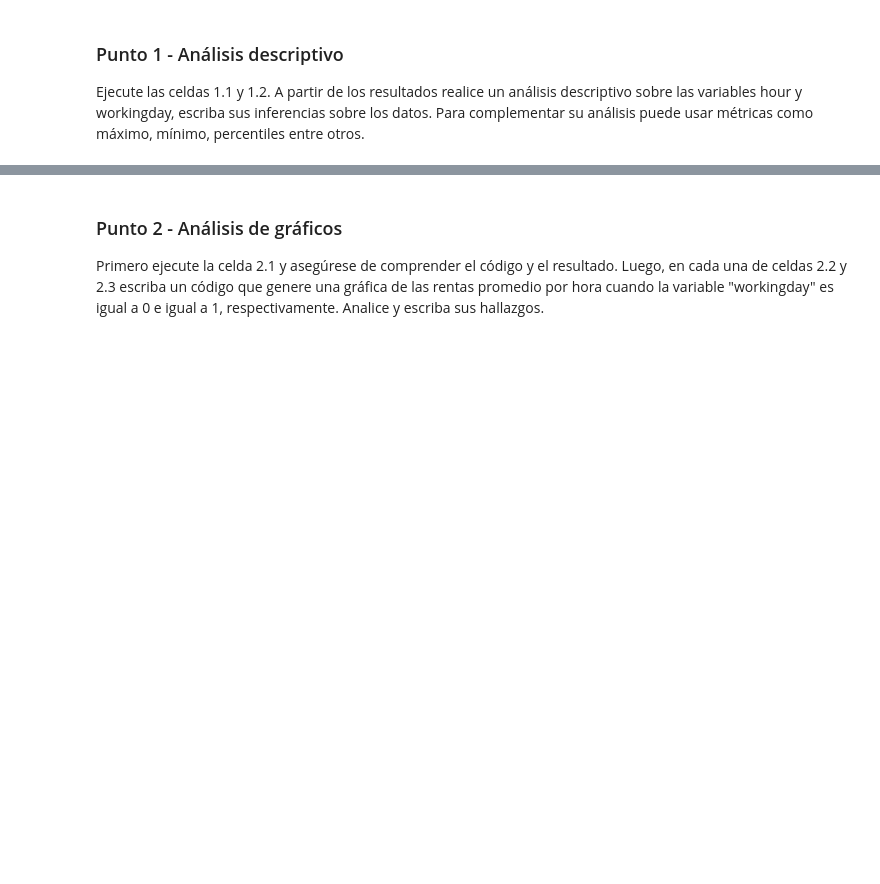
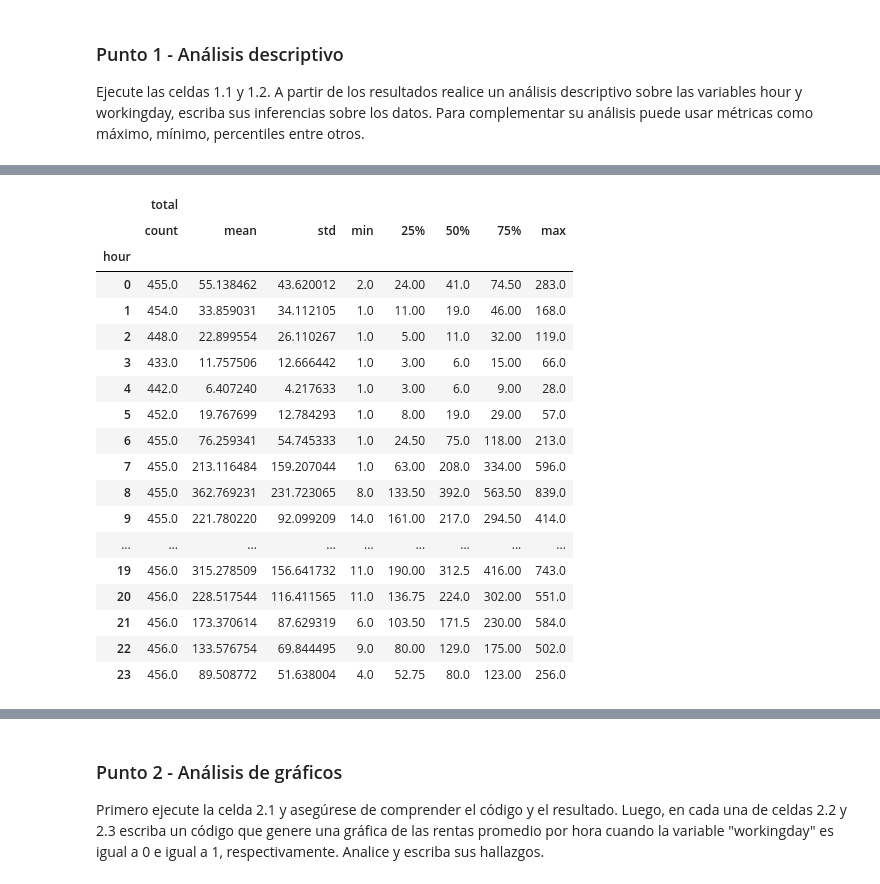
Before and after one commit to alvaropabon/MIAD_ML_and_NLP, a Jupyter notebook: Semana 1/S1TC1_arboles_ensamblajes.ipynb, the cells around one changed output, grey strips where cells are left out. Cells and saved outputs as stored; diff of their text form; code cells hidden in the pictures; blank space fills up the shorter version.

```diff
--- a/Semana 1/S1TC1_arboles_ensamblajes.ipynb
+++ b/Semana 1/S1TC1_arboles_ensamblajes.ipynb
@@ -50,0 +82,22 @@ bikes.groupby('hour').total.mean()
+# %%
+bikes[['hour', 'total']].groupby(['hour']).describe()
+# %% [output]
+|  | total |  |  |  |  |  |  |  |
+|  | count | mean | std | min | 25% | 50% | 75% | max |
+| hour |  |  |  |  |  |  |  |  |
+| 0 | 455.0 | 55.138462 | 43.620012 | 2.0 | 24.00 | 41.0 | 74.50 | 283.0 |
+| 1 | 454.0 | 33.859031 | 34.112105 | 1.0 | 11.00 | 19.0 | 46.00 | 168.0 |
+| 2 | 448.0 | 22.899554 | 26.110267 | 1.0 | 5.00 | 11.0 | 32.00 | 119.0 |
+| 3 | 433.0 | 11.757506 | 12.666442 | 1.0 | 3.00 | 6.0 | 15.00 | 66.0 |
+| 4 | 442.0 | 6.407240 | 4.217633 | 1.0 | 3.00 | 6.0 | 9.00 | 28.0 |
+| 5 | 452.0 | 19.767699 | 12.784293 | 1.0 | 8.00 | 19.0 | 29.00 | 57.0 |
+| 6 | 455.0 | 76.259341 | 54.745333 | 1.0 | 24.50 | 75.0 | 118.00 | 213.0 |
+| 7 | 455.0 | 213.116484 | 159.207044 | 1.0 | 63.00 | 208.0 | 334.00 | 596.0 |
+| 8 | 455.0 | 362.769231 | 231.723065 | 8.0 | 133.50 | 392.0 | 563.50 | 839.0 |
+| 9 | 455.0 | 221.780220 | 92.099209 | 14.0 | 161.00 | 217.0 | 294.50 | 414.0 |
+| ... | ... | ... | ... | ... | ... | ... | ... | ... |
+| 19 | 456.0 | 315.278509 | 156.641732 | 11.0 | 190.00 | 312.5 | 416.00 | 743.0 |
+| 20 | 456.0 | 228.517544 | 116.411565 | 11.0 | 136.75 | 224.0 | 302.00 | 551.0 |
+| 21 | 456.0 | 173.370614 | 87.629319 | 6.0 | 103.50 | 171.5 | 230.00 | 584.0 |
+| 22 | 456.0 | 133.576754 | 69.844495 | 9.0 | 80.00 | 129.0 | 175.00 | 502.0 |
+| 23 | 456.0 | 89.508772 | 51.638004 | 4.0 | 52.75 | 80.0 | 123.00 | 256.0 |
```
Also changed, not shown: parts of 10 cells of this notebook.
